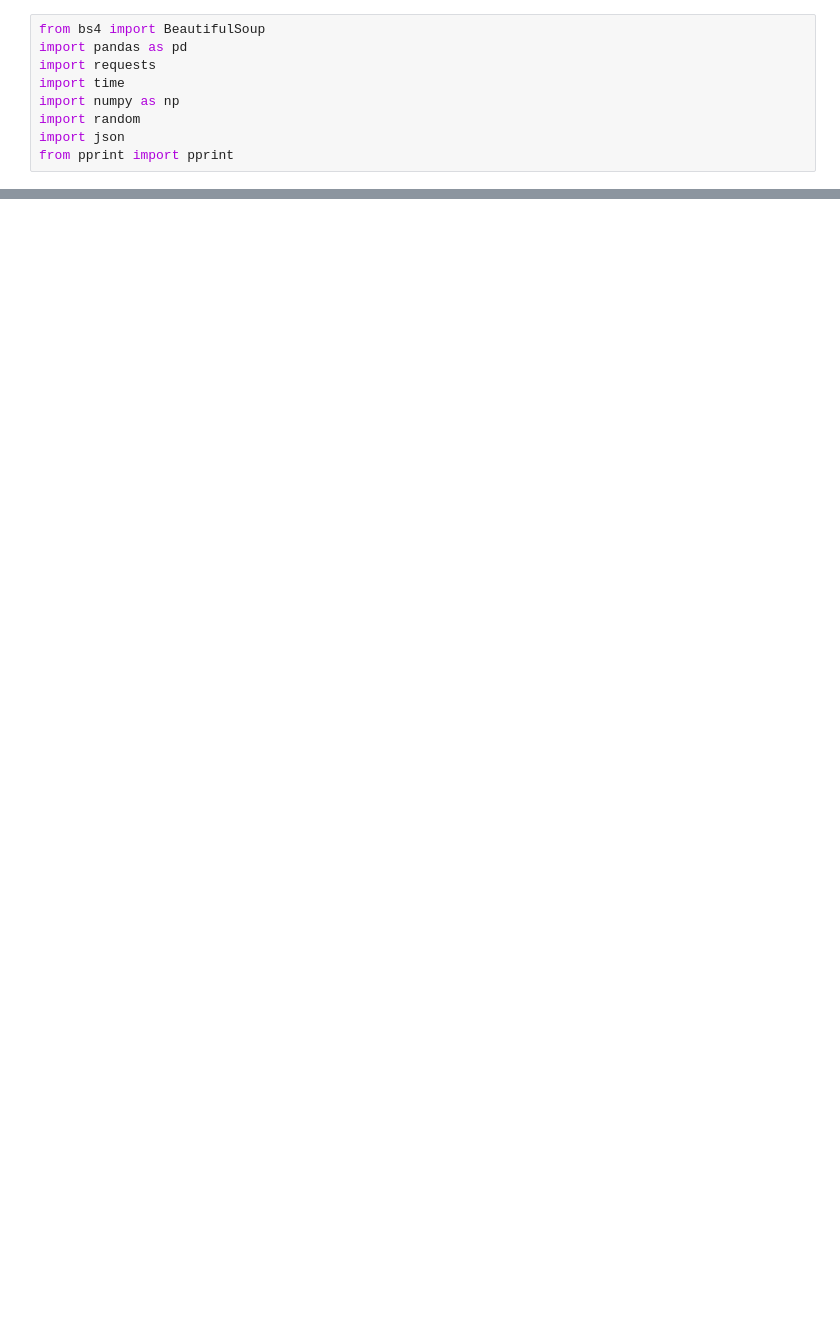
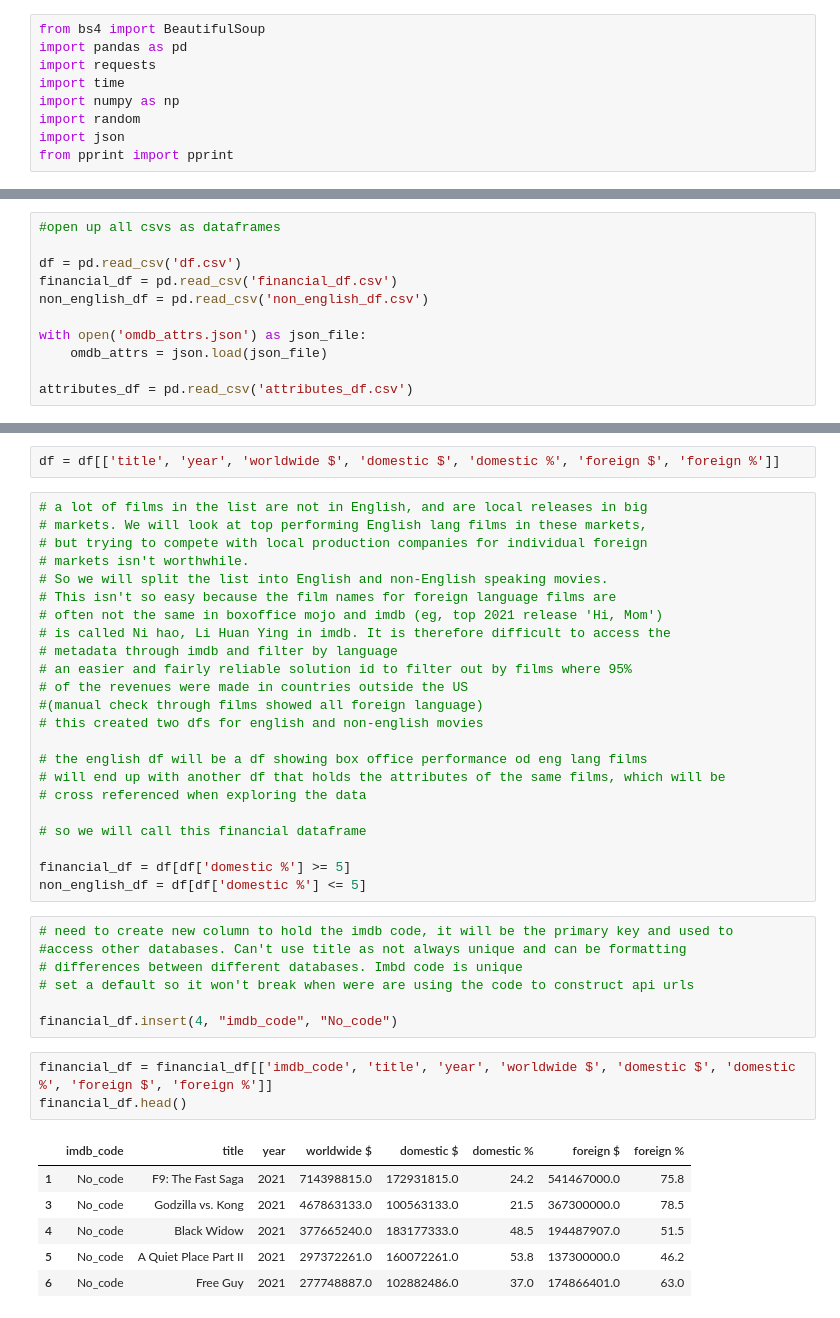
Before and after one commit to jimp93/MovieProjectTestbed, a Jupyter notebook: Testbed.ipynb, the cells around one changed output, grey strips where cells are left out. Saved outputs shown, nothing was run; the diff lists cells and outputs as text; blank space fills up the shorter version.

```diff
--- a/Testbed.ipynb
+++ b/Testbed.ipynb
@@ -538,0 +20,11 @@ omdb_att_df.to_csv('omdb_att_df.csv')
+# %%
+#open up all csvs as dataframes
+
+df = pd.read_csv('df.csv')
+financial_df = pd.read_csv('financial_df.csv')
+non_english_df = pd.read_csv('non_english_df.csv')
+
+with open('omdb_attrs.json') as json_file:
+    omdb_attrs = json.load(json_file)
+
+attributes_df = pd.read_csv('attributes_df.csv')
@@ -538,0 +179,42 @@ omdb_att_df.to_csv('omdb_att_df.csv')
+# %%
+df = df[['title', 'year', 'worldwide $', 'domestic $', 'domestic %', 'foreign $', 'foreign %']]
+# %%
+# a lot of films in the list are not in English, and are local releases in big
+# markets. We will look at top performing English lang films in these markets,
+# but trying to compete with local production companies for individual foreign
+# markets isn't worthwhile.
+# So we will split the list into English and non-English speaking movies.
+# This isn't so easy because the film names for foreign language films are
+# often not the same in boxoffice mojo and imdb (eg, top 2021 release 'Hi, Mom')
+# is called Ni hao, Li Huan Ying in imdb. It is therefore difficult to access the
+# metadata through imdb and filter by language
+# an easier and fairly reliable solution id to filter out by films where 95%
+# of the revenues were made in countries outside the US
+#(manual check through films showed all foreign language)
+# this created two dfs for english and non-english movies
+
+# the english df will be a df showing box office performance od eng lang films
+# will end up with another df that holds the attributes of the same films, which will be
+# cross referenced when exploring the data
+
+# so we will call this financial dataframe
+
+financial_df = df[df['domestic %'] >= 5]
+non_english_df = df[df['domestic %'] <= 5]
+# %%
+# need to create new column to hold the imdb code, it will be the primary key and used to
+#access other databases. Can't use title as not always unique and can be formatting
+# differences between different databases. Imbd code is unique
+# set a default so it won't break when were are using the code to construct api urls
+
+financial_df.insert(4, "imdb_code", "No_code")
+# %%
+financial_df = financial_df[['imdb_code', 'title', 'year', 'worldwide $', 'domestic $', 'domestic %', 'foreign $', 'foreign %']]
+financial_df.head()
+# %% [output]
+|  | imdb_code | title | year | worldwide $ | domestic $ | domestic % | foreign $ | foreign % |
+| 1 | No_code | F9: The Fast Saga | 2021 | 714398815.0 | 172931815.0 | 24.2 | 541467000.0 | 75.8 |
+| 3 | No_code | Godzilla vs. Kong | 2021 | 467863133.0 | 100563133.0 | 21.5 | 367300000.0 | 78.5 |
+| 4 | No_code | Black Widow | 2021 | 377665240.0 | 183177333.0 | 48.5 | 194487907.0 | 51.5 |
+| 5 | No_code | A Quiet Place Part II | 2021 | 297372261.0 | 160072261.0 | 53.8 | 137300000.0 | 46.2 |
+| 6 | No_code | Free Guy | 2021 | 277748887.0 | 102882486.0 | 37.0 | 174866401.0 | 63.0 |
```
Also changed, not shown: parts of 52 cells of this notebook, 8 other files.
